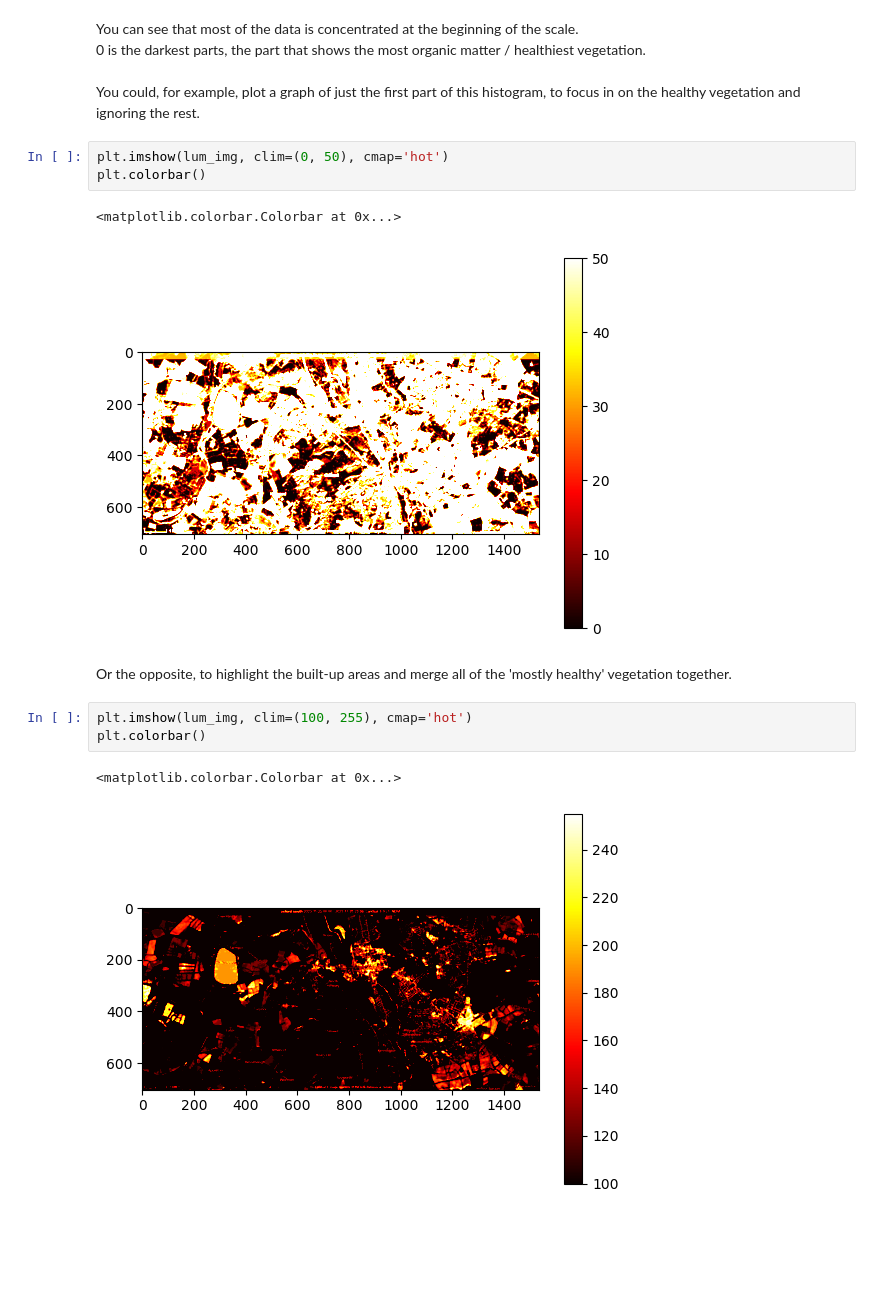
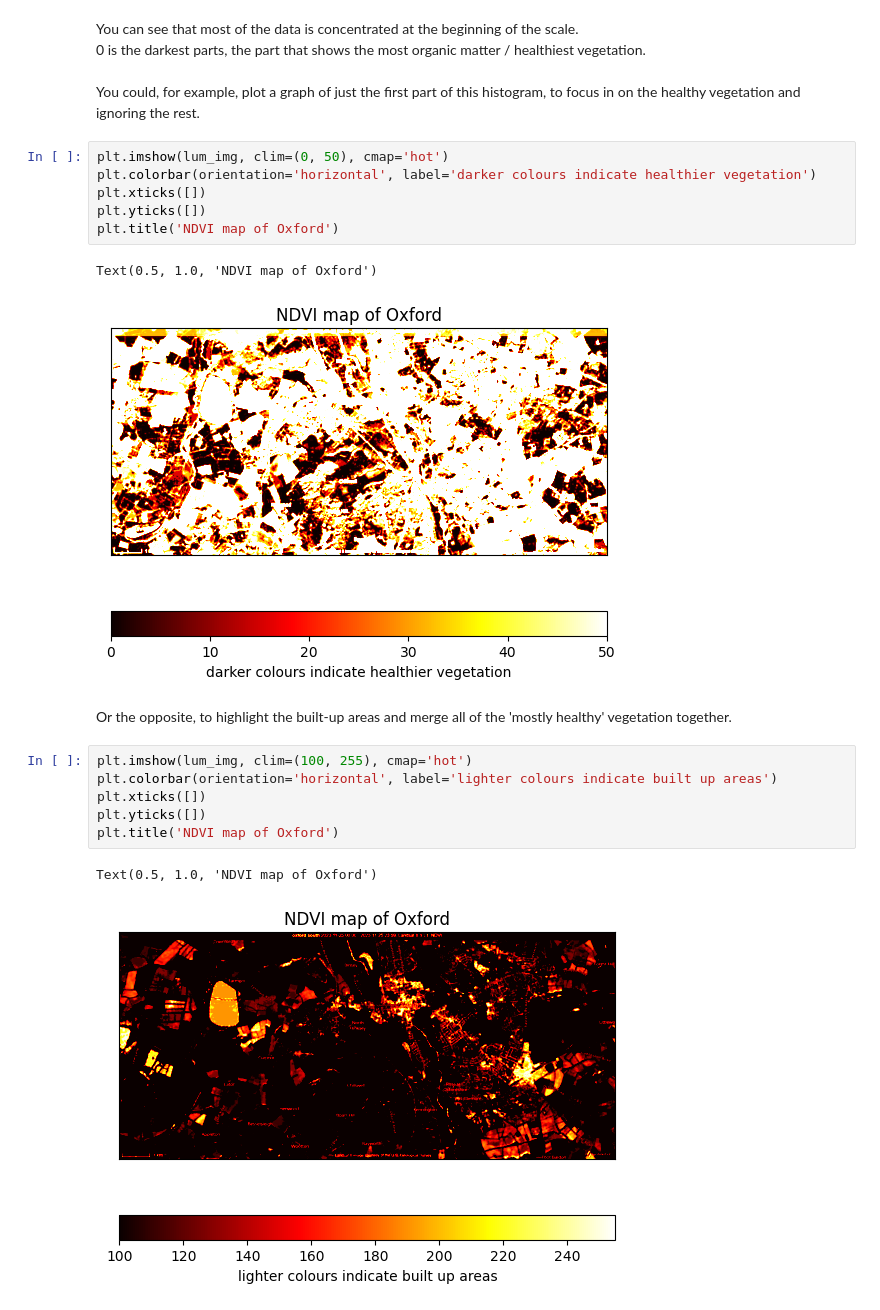
Before and after one commit to hermonochy/satellite-imagery, a Jupyter notebook: content/VegetationWorkshopDraft.ipynb, the cells around one changed output. Drawn from its saved outputs; the diff is of its cells as text; blank space fills up the shorter version.

```diff
--- a/content/VegetationWorkshopDraft.ipynb
+++ b/content/VegetationWorkshopDraft.ipynb
@@ -120,15 +127,21 @@ You can see that most of the data is concentrated at the beginning of the scale.
 You could, for example, plot a graph of just the first part of this histogram, to focus in on the healthy vegetation and ignoring the rest.
 # %%
 plt.imshow(lum_img, clim=(0, 50), cmap='hot')
-plt.colorbar()
+plt.colorbar(orientation='horizontal', label='darker colours indicate healthier vegetation')
+plt.xticks([])
+plt.yticks([])
+plt.title('NDVI map of Oxford')
 # %% [output]
-<matplotlib.colorbar.Colorbar at 0x...>
+Text(0.5, 1.0, 'NDVI map of Oxford')
-[figure, old version]
+[figure, new version]
 # %% [markdown]
 Or the opposite, to highlight the built-up areas and merge all of the 'mostly healthy' vegetation together.
 # %%
 plt.imshow(lum_img, clim=(100, 255), cmap='hot')
-plt.colorbar()
+plt.colorbar(orientation='horizontal', label='lighter colours indicate built up areas')
+plt.xticks([])
+plt.yticks([])
+plt.title('NDVI map of Oxford')
 # %% [output]
-<matplotlib.colorbar.Colorbar at 0x...>
+Text(0.5, 1.0, 'NDVI map of Oxford')
-[figure, old version]
+[figure, new version]
```
Also changed, not shown: parts of 4 cells of this notebook.
